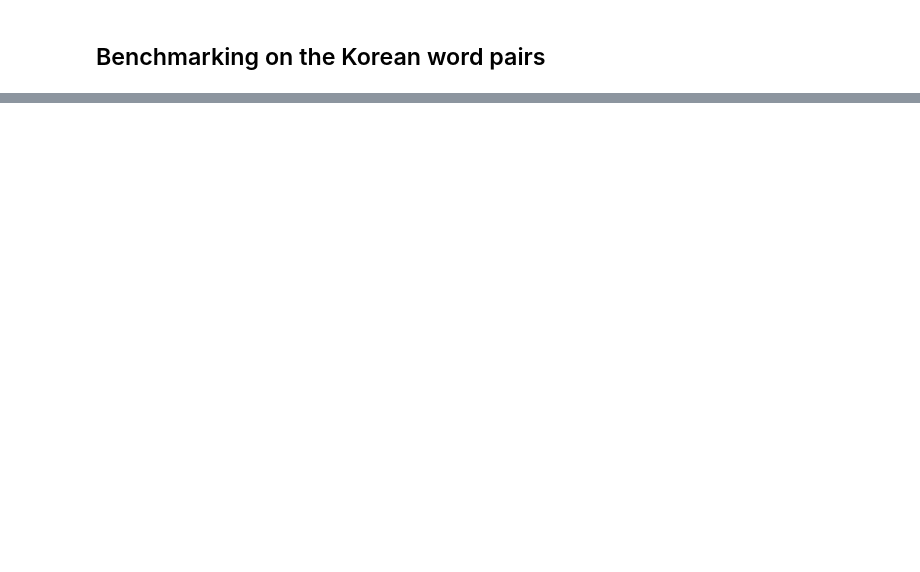
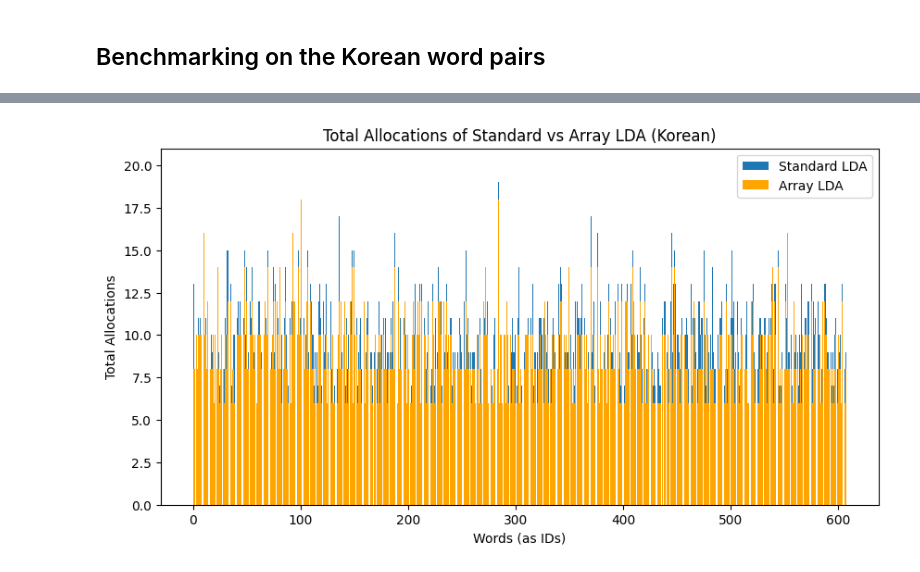
Before and after one commit to nayyara-airlangga/levenshtein-distance-benchmark, a Jupyter notebook: src/LevenshteinDistance.ipynb, the cells around one changed output, grey strips where cells are left out. Cells and saved outputs as stored; diff of their text form; code cells hidden in the pictures; blank space fills up the shorter version.

```diff
--- a/src/LevenshteinDistance.ipynb
+++ b/src/LevenshteinDistance.ipynb
@@ -107,2 +141,5 @@ memory usage: 23.7+ KB
 # %% [markdown]
 ## Benchmarking on the Korean word pairs
+# %%
+wordpairs["total_allocs_korean__standard"] = wordpairs.apply(lambda row: levenshtein_distance(row["INPUT1"], row["INPUT2"])[0], axis=1)
+wordpairs.head()
@@ -108,0 +153,3 @@ memory usage: 23.7+ KB
+# %%
+wordpairs["total_allocs_korean__array"] = wordpairs.apply(lambda row: arr_levenshtein_distance(row["INPUT1"], row["INPUT2"])[0], axis=1)
+wordpairs.head()
@@ -108,0 +163,11 @@ memory usage: 23.7+ KB
+# %%
+plt.figure(figsize=(10, 5))
+plt.bar(wordpairs["IDX_SIM"], wordpairs["total_allocs_korean__standard"])
+plt.bar(wordpairs["IDX_SIM"], wordpairs["total_allocs_korean__array"], color="orange")
+plt.title("Total Allocations of Standard vs Array LDA (Korean)")
+plt.xlabel("Words (as IDs)")
+plt.ylabel("Total Allocations")
+plt.legend(["Standard LDA", "Array LDA"])
+plt.show()
+# %% [output]
+[figure, added]
```
Also changed, not shown: parts of 8 cells of this notebook, 4 other files.
